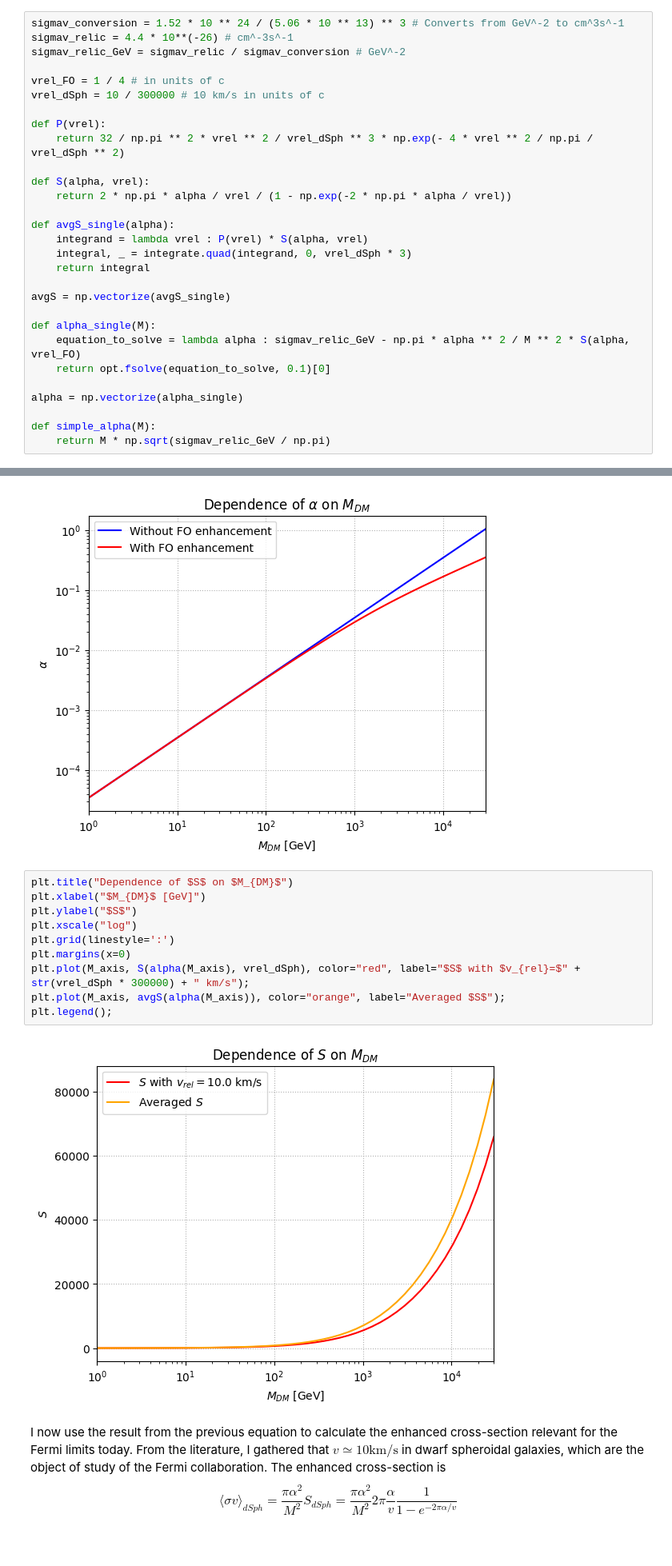
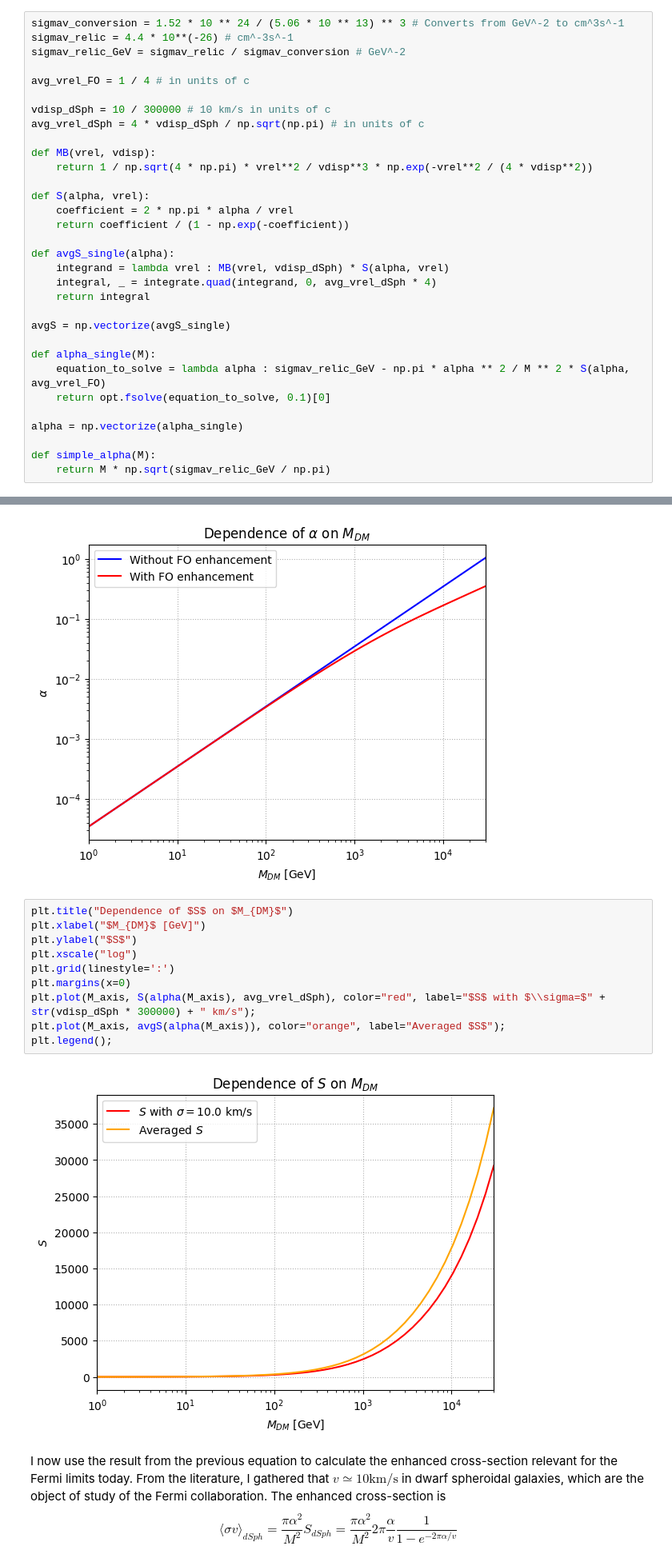
Before and after one commit to LuckeeDev/bachelor-thesis, a Jupyter notebook: notebooks/sommerfeld.ipynb, the cells around one changed output, grey strips where cells are left out. Shown at 80% size. Drawn from its saved outputs; the diff is of its cells as text.

```diff
--- a/notebooks/sommerfeld.ipynb
+++ b/notebooks/sommerfeld.ipynb
@@ -16,24 +16,27 @@ sigmav_conversion = 1.52 * 10 ** 24 / (5.06 * 10 ** 13) ** 3 # Converts from GeV
 sigmav_relic = 4.4 * 10**(-26) # cm^-3s^-1
 sigmav_relic_GeV = sigmav_relic / sigmav_conversion # GeV^-2
 
-vrel_FO = 1 / 4 # in units of c
-vrel_dSph = 10 / 300000 # 10 km/s in units of c
+avg_vrel_FO = 1 / 4 # in units of c
 
-def P(vrel):
-	return 32 / np.pi ** 2 * vrel ** 2 / vrel_dSph ** 3 * np.exp(- 4 * vrel ** 2 / np.pi / vrel_dSph ** 2)
+vdisp_dSph = 10 / 300000 # 10 km/s in units of c
+avg_vrel_dSph = 4 * vdisp_dSph / np.sqrt(np.pi) # in units of c
+
+def MB(vrel, vdisp):
+	return 1 / np.sqrt(4 * np.pi) * vrel**2 / vdisp**3 * np.exp(-vrel**2 / (4 * vdisp**2))
 
 def S(alpha, vrel):
-	return 2 * np.pi * alpha / vrel / (1 - np.exp(-2 * np.pi * alpha / vrel))
+	coefficient = 2 * np.pi * alpha / vrel
+	return coefficient / (1 - np.exp(-coefficient))
 
 def avgS_single(alpha):
-	integrand = lambda vrel : P(vrel) * S(alpha, vrel)
-	integral, _ = integrate.quad(integrand, 0, vrel_dSph * 3)
+	integrand = lambda vrel : MB(vrel, vdisp_dSph) * S(alpha, vrel)
+	integral, _ = integrate.quad(integrand, 0, avg_vrel_dSph * 4)
 	return integral
 
 avgS = np.vectorize(avgS_single)
 
 def alpha_single(M):
-	equation_to_solve = lambda alpha : sigmav_relic_GeV - np.pi * alpha ** 2 / M ** 2 * S(alpha, vrel_FO)
+	equation_to_solve = lambda alpha : sigmav_relic_GeV - np.pi * alpha ** 2 / M ** 2 * S(alpha, avg_vrel_FO)
 	return opt.fsolve(equation_to_solve, 0.1)[0]
 
 alpha = np.vectorize(alpha_single)
@@ -59,15 +62,15 @@ plt.legend();
 # %%
 plt.title("Dependence of $S$ on $M_{DM}$")
 plt.xlabel("$M_{DM}$ [GeV]")
 plt.ylabel("$S$")
 plt.xscale("log")
 plt.grid(linestyle=':')
 plt.margins(x=0)
-plt.plot(M_axis, S(alpha(M_axis), vrel_dSph), color="red", label="$S$ with $v_{rel}=$" + str(vrel_dSph * 300000) + " km/s");
+plt.plot(M_axis, S(alpha(M_axis), avg_vrel_dSph), color="red", label="$S$ with $\\sigma=$" + str(vdisp_dSph * 300000) + " km/s");
 plt.plot(M_axis, avgS(alpha(M_axis)), color="orange", label="Averaged $S$");
 plt.legend();
 # %% [output]
-[figure, old version]
+[figure, new version]
 # %% [markdown]
 I now use the result from the previous equation to calculate the enhanced cross-section relevant for the Fermi limits today. From the literature, I gathered that $v \simeq 10 \mathrm{km}/\mathrm{s}$ in dwarf spheroidal galaxies, which are the object of study of the Fermi collaboration. The enhanced cross-section is
 $$
```
Also changed, not shown: parts of 4 cells of this notebook.
